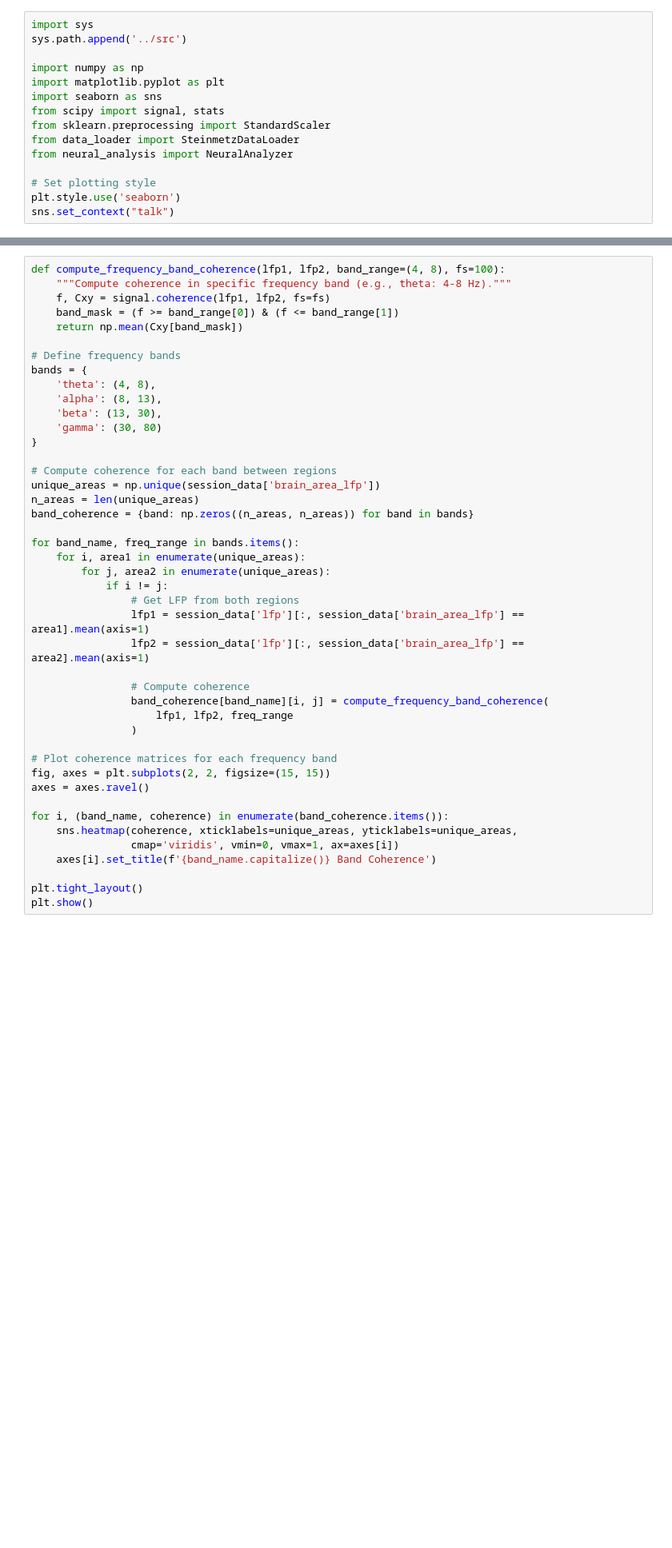
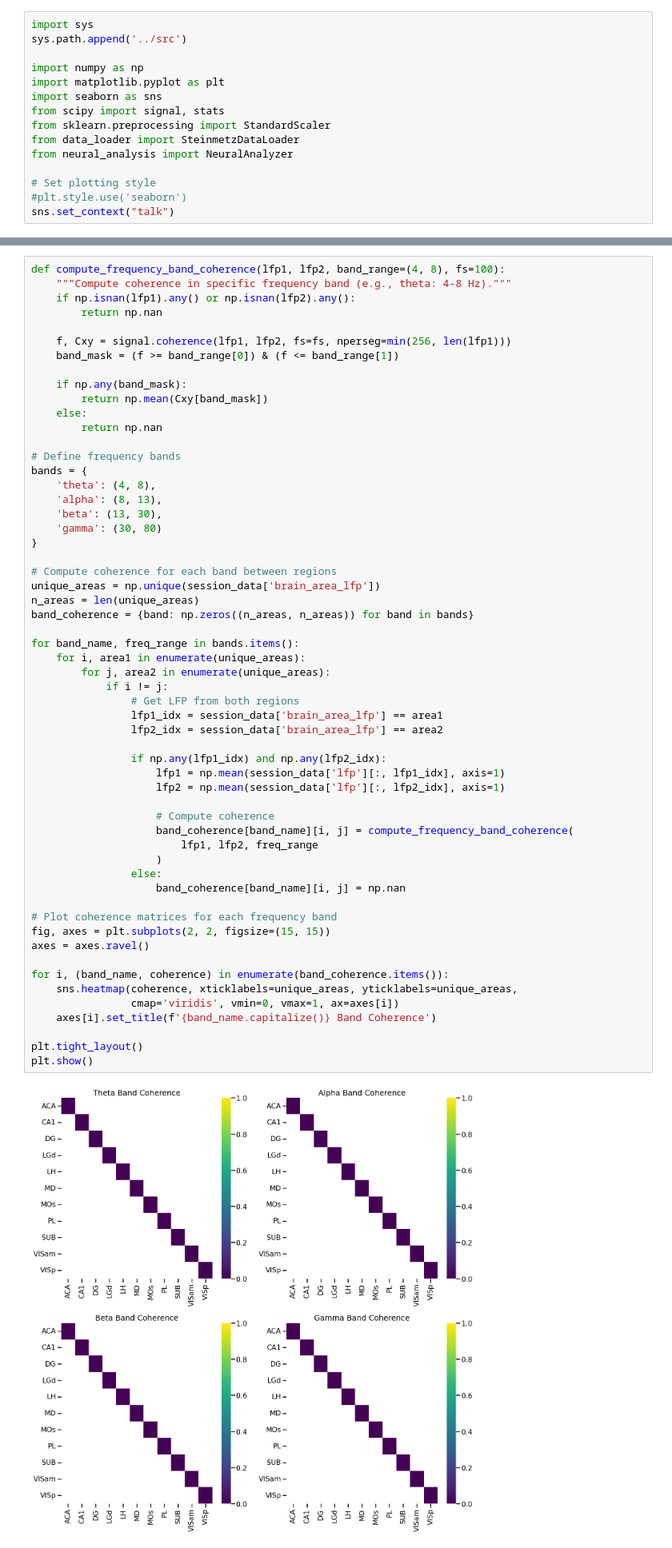
Before and after one commit to shibanib/neural_navigators, a Jupyter notebook: notebooks/5_cross_regional_analysis.ipynb, the cells around one changed output, grey strips where cells are left out. Shown at 80% size. Cells and saved outputs as stored; diff of their text form; blank space fills up the shorter version.

```diff
--- a/notebooks/5_cross_regional_analysis.ipynb
+++ b/notebooks/5_cross_regional_analysis.ipynb
@@ -20,7 +20,7 @@ from data_loader import SteinmetzDataLoader
 from neural_analysis import NeuralAnalyzer
 
 # Set plotting style
-plt.style.use('seaborn')
+#plt.style.use('seaborn')
 sns.set_context("talk")
 # %% [markdown]
 ## 1. Data Loading and Preparation
@@ -76,47 +80,62 @@ plt.show()
 # %%
 def compute_frequency_band_coherence(lfp1, lfp2, band_range=(4, 8), fs=100):
     """Compute coherence in specific frequency band (e.g., theta: 4-8 Hz)."""
-    f, Cxy = signal.coherence(lfp1, lfp2, fs=fs)
+    if np.isnan(lfp1).any() or np.isnan(lfp2).any():
+        return np.nan
+
+    f, Cxy = signal.coherence(lfp1, lfp2, fs=fs, nperseg=min(256, len(lfp1)))
     band_mask = (f >= band_range[0]) & (f <= band_range[1])
-    return np.mean(Cxy[band_mask])
+
+    if np.any(band_mask):
+        return np.mean(Cxy[band_mask])
+    else:
+        return np.nan
 
 # Define frequency bands
 bands = {
     'theta': (4, 8),
     'alpha': (8, 13),
     'beta': (13, 30),
     'gamma': (30, 80)
 }
 
 # Compute coherence for each band between regions
 unique_areas = np.unique(session_data['brain_area_lfp'])
 n_areas = len(unique_areas)
 band_coherence = {band: np.zeros((n_areas, n_areas)) for band in bands}
 
 for band_name, freq_range in bands.items():
     for i, area1 in enumerate(unique_areas):
         for j, area2 in enumerate(unique_areas):
             if i != j:
                 # Get LFP from both regions
-                lfp1 = session_data['lfp'][:, session_data['brain_area_lfp'] == area1].mean(axis=1)
-                lfp2 = session_data['lfp'][:, session_data['brain_area_lfp'] == area2].mean(axis=1)
+                lfp1_idx = session_data['brain_area_lfp'] == area1
+                lfp2_idx = session_data['brain_area_lfp'] == area2
 
-                # Compute coherence
-                band_coherence[band_name][i, j] = compute_frequency_band_coherence(
-                    lfp1, lfp2, freq_range
-                )
+                if np.any(lfp1_idx) and np.any(lfp2_idx):
+                    lfp1 = np.mean(session_data['lfp'][:, lfp1_idx], axis=1)
+                    lfp2 = np.mean(session_data['lfp'][:, lfp2_idx], axis=1)
+
+                    # Compute coherence
+                    band_coherence[band_name][i, j] = compute_frequency_band_coherence(
+                        lfp1, lfp2, freq_range
+                    )
+                else:
+                    band_coherence[band_name][i, j] = np.nan
 
 # Plot coherence matrices for each frequency band
 fig, axes = plt.subplots(2, 2, figsize=(15, 15))
 axes = axes.ravel()
 
 for i, (band_name, coherence) in enumerate(band_coherence.items()):
     sns.heatmap(coherence, xticklabels=unique_areas, yticklabels=unique_areas,
                 cmap='viridis', vmin=0, vmax=1, ax=axes[i])
     axes[i].set_title(f'{band_name.capitalize()} Band Coherence')
 
 plt.tight_layout()
 plt.show()
+# %% [output]
+[figure, added]
 # %% [markdown]
 ## 4. Information Flow Analysis
 # %%
```
Also changed, not shown: parts of 5 cells of this notebook, 16 other files.
